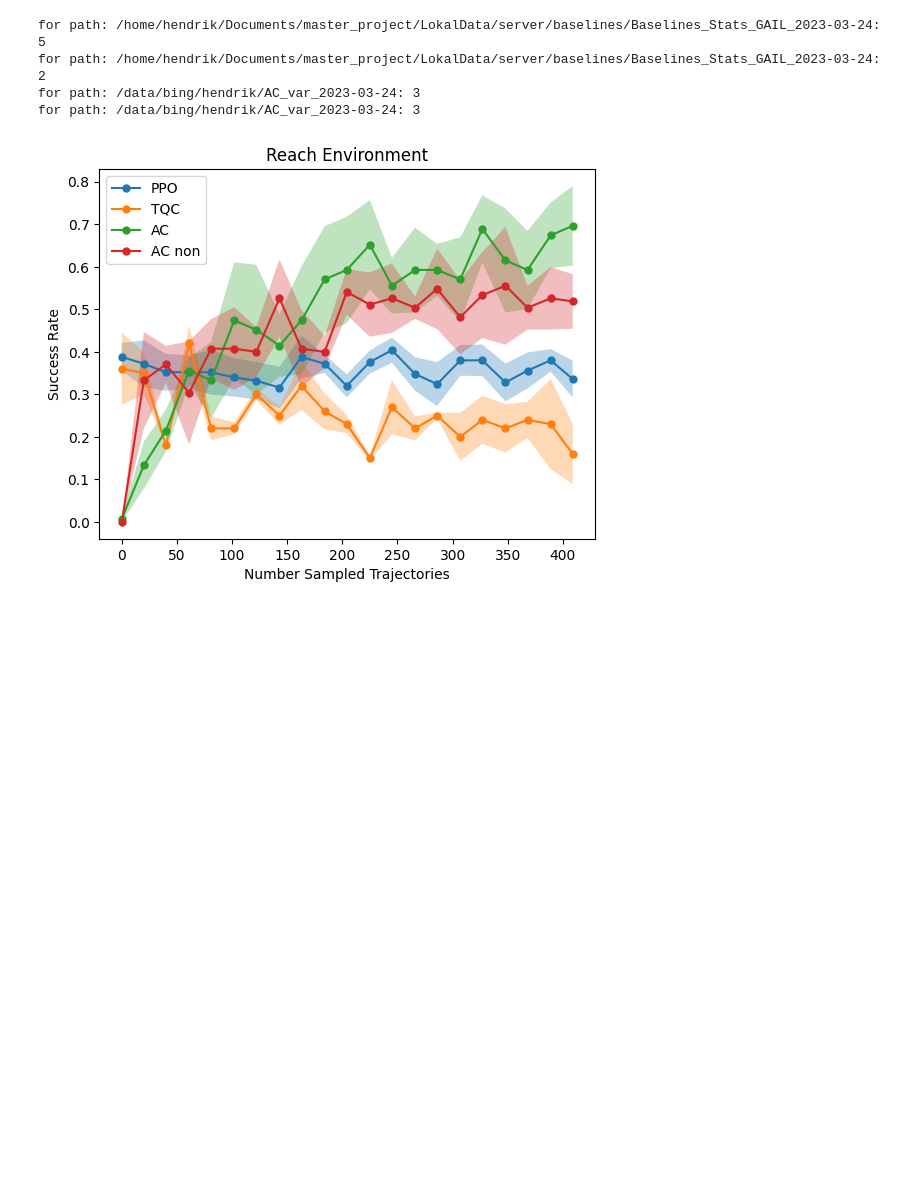
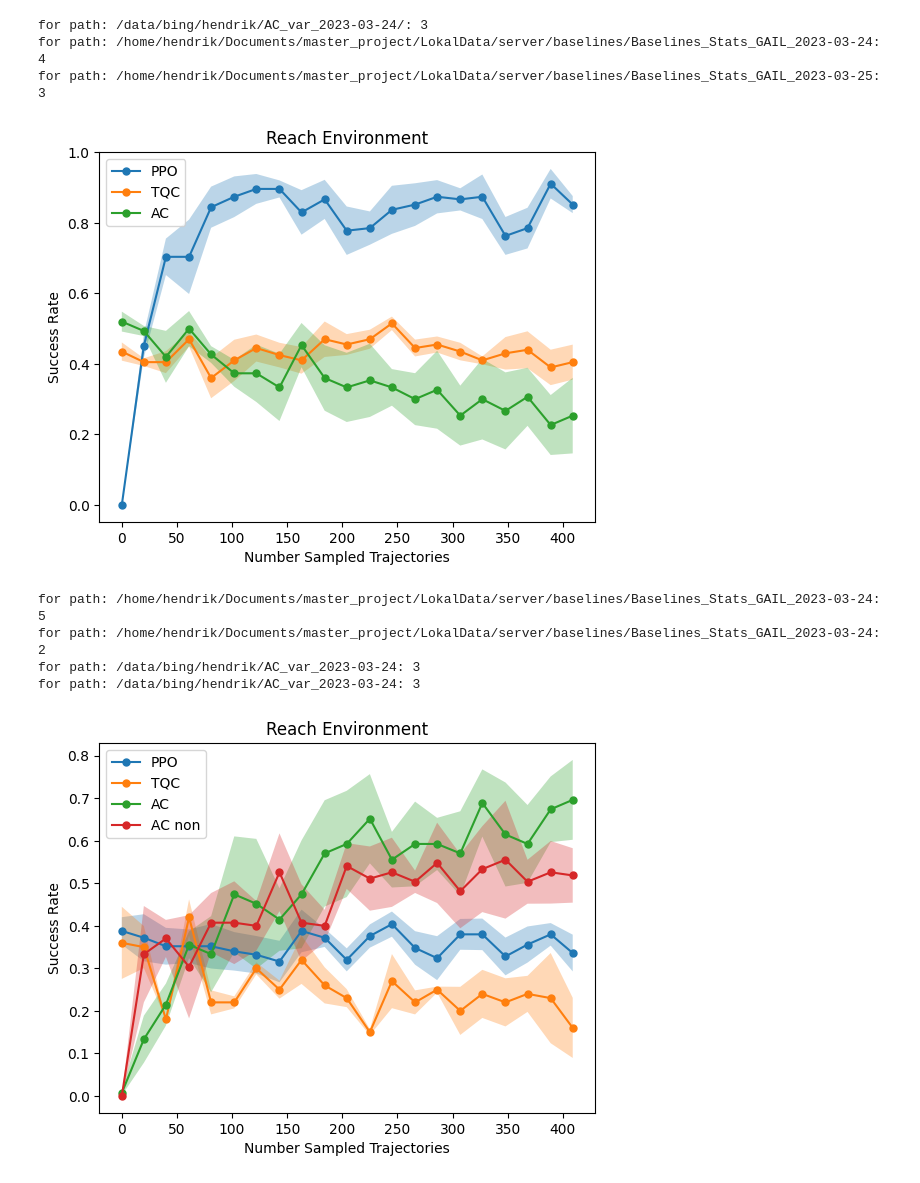
Before and after one commit to ReliableTree/ActiveCritic, a Jupyter notebook: src/active_critic/analyze_stats/analyze_stats.ipynb, the cells around one changed output. Drawn from its saved outputs; the diff is of its cells as text; code cells hidden in the pictures; blank space fills up the shorter version.

Commit message:
bl ['windowopen', 'drawerclose'] 0

```diff
--- a/src/active_critic/analyze_stats/analyze_stats.ipynb
+++ b/src/active_critic/analyze_stats/analyze_stats.ipynb
@@ -95,6 +95,34 @@ def make_plot(paths, includes, excludes, names, plot_name, save_path = None, plo
         path=save_path,
         plot_closest=plot_closest
         )
+# %%
+pp_AC_path = '/data/bing/hendrik/AC_var_2023-03-24/'
+
+include_AC_pp = ['windowopenincr incr tiny planner trainin eps: 400 opt mode: actor+plan demonstrations: 4, im_ph:False, training_episodes: 10, min critic: 5e-05, wd: 0.1, val_every: 6000', 'statsoptimized']
+exclude_AC_pp = []
+
+bl_path_PPO = '/home/hendrik/Documents/master_project/LokalData/server/baselines/Baselines_Stats_GAIL_2023-03-24'
+include_PPO = ['PPO_GAIL_windowopen_lr_1e-05_demonstrations_4', 'learner']
+exculde_PPO = []
+
+bl_path_TQC = '/home/hendrik/Documents/master_project/LokalData/server/baselines/Baselines_Stats_GAIL_2023-03-25'
+include_TQC = ['TQC_GAIL_windowopen_lr_1e-07_demonstrations_4', 'learner']
+exculde_TQC = []
+
+make_plot(
+    paths=[pp_AC_path, bl_path_PPO, bl_path_TQC],
+    includes=[include_AC_pp, include_PPO, include_TQC],
+    excludes=[exclude_AC_pp, exculde_PPO, exculde_TQC],
+    names=['PPO', 'TQC', 'AC', 'AC non'],
+    plot_name='Reach Environment',
+    save_path = None,
+    plot_closest=True
+    )
+# %% [output]
+for path: /data/bing/hendrik/AC_var_2023-03-24/: 3
+for path: /home/hendrik/Documents/master_project/LokalData/server/baselines/Baselines_Stats_GAIL_2023-03-24: 4
+for path: /home/hendrik/Documents/master_project/LokalData/server/baselines/Baselines_Stats_GAIL_2023-03-25: 3
+[figure, added]
 # %%
 bl_path = '/home/hendrik/Documents/master_project/LokalData/server/baselines/Baselines_Stats_GAIL_2023-03-24'
 
```
Also changed, not shown: parts of 1 cell of this notebook, 2 other files.
